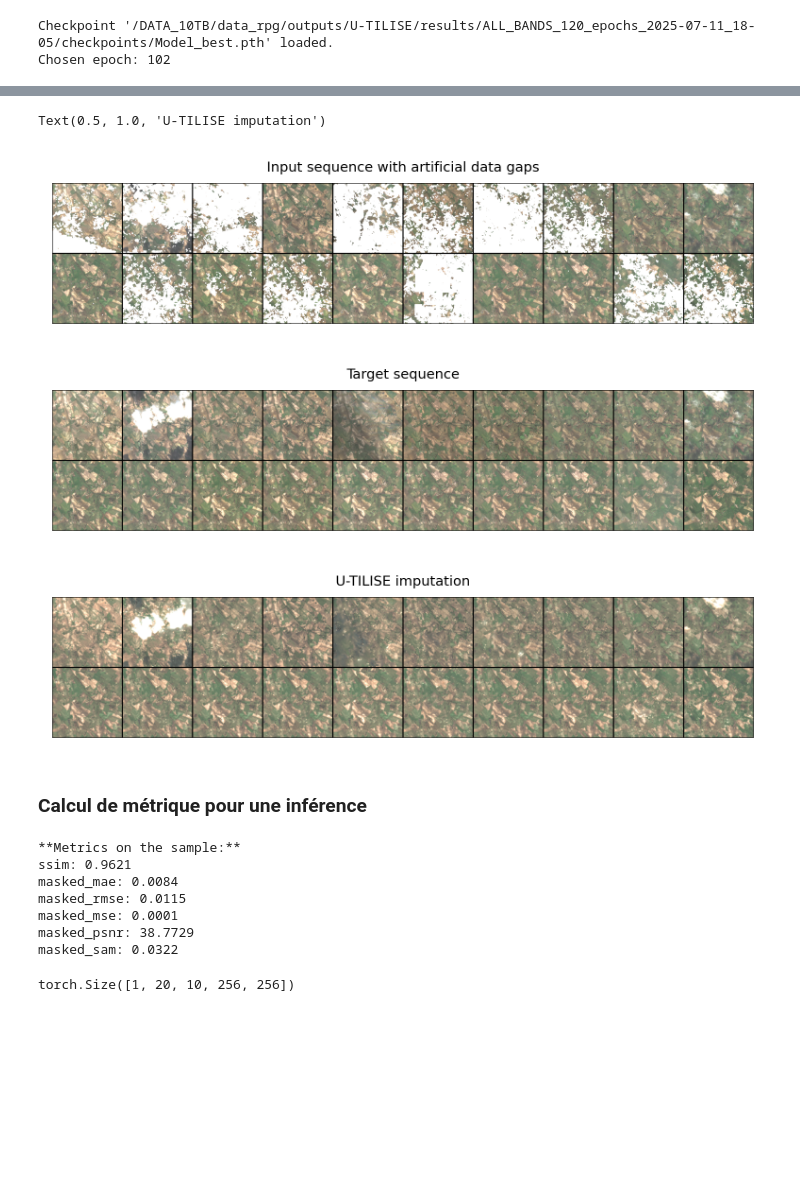
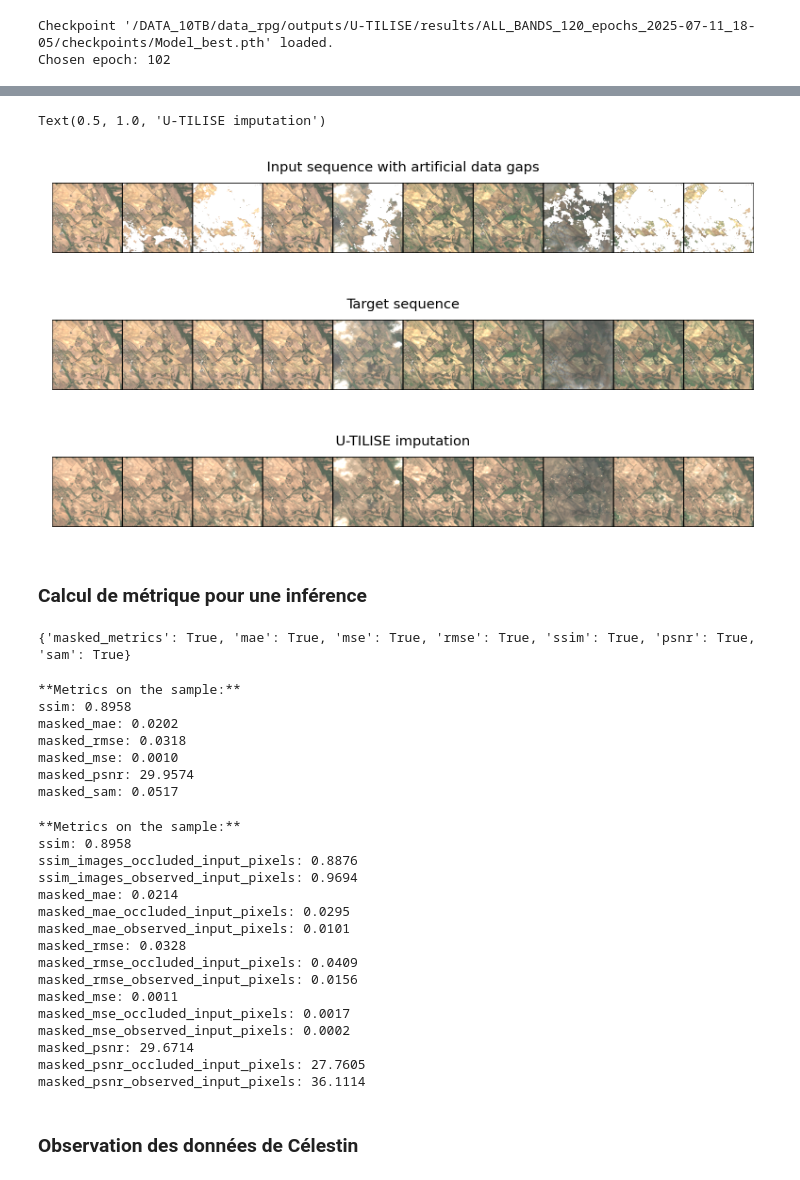
Before and after one commit to StephanePEILLET/U-TILISE, a Jupyter notebook: Inference_sample.ipynb, the cells around one changed output, grey strips where cells are left out. Drawn from its saved outputs; the diff is of its cells as text; code cells hidden in the pictures; blank space fills up the shorter version.

```diff
--- a/Inference_sample.ipynb
+++ b/Inference_sample.ipynb
@@ -68,8 +68,8 @@ filter_settings = {
 }
 
 mask_kwargs = {
-    "mask_type": "random_clouds",  # Mask the input time series with randomly sampled cloud masks or the actual cloud masks. ['random_clouds', 'real_clouds']
-    "ratio_masked_frames": 1.0,  # Ratio of partially/fully masked images per image time series (upper bound).
+    "mask_type": "real_clouds",  # Mask the input time series with randomly sampled cloud masks or the actual cloud masks. ['random_clouds', 'real_clouds']
+    "ratio_masked_frames": 0.5,  # Ratio of partially/fully masked images per image time series (upper bound).
     "ratio_fully_masked_frames": 1.0,  # Ratio of fully masked images per image time series (upper bound).
     "fixed_masking_ratio": False,  # True to vary the masking ratio across different image time series, False otherwise.
     "non_masked_frames": [
@@ -152,44 +152,48 @@ inference_imputation.model=UTILISE(
   )
 )
 # %%
-index = 0
+index = 14
 sample = get_sample(test_loader, index)
 batch, y_pred, att = inference_imputation.impute_sample(
     batch=sample,
-    t_start=10,
-    t_end=30,
+    t_start=0,
+    t_end=10,
     return_att=True,
 )
 
 # print("Analyse rapide des sorties de l'inférence:")
 # print(sample.keys())
 # print(sample["x"].shape)
 # print(sample["y"].shape)
 # print(sample.keys())
 # print(y_pred.shape)
 # print(batch.keys())
 # print(batch["x"].shape)
 # print(batch["y"].shape)
 
 # Let's visualize the sequences
 brightness_factor = 3
 indices_rgb = batch['c_index_rgb'][0]
 
 fig = visutils.sequence2gallery(batch['x'][0], indices_rgb=indices_rgb, brightness_factor=brightness_factor)
 plt.title('Input sequence with artificial data gaps', fontsize=7)
 
 fig = visutils.sequence2gallery(batch['y'][0], indices_rgb=indices_rgb, brightness_factor=brightness_factor)
 plt.title('Target sequence', fontsize=7)
 
 fig = visutils.sequence2gallery(y_pred[0], indices_rgb=indices_rgb, brightness_factor=brightness_factor)
 plt.title('U-TILISE imputation', fontsize=7)
 # %% [output]
 Text(0.5, 1.0, 'U-TILISE imputation')
-[figure, old version]
+[figure, new version]
-[figure, old version]
+[figure, new version]
-[figure, old version]
+[figure, new version]
 # %% [markdown]
 ### Calcul de métrique pour une inférence
+# %%
+training_config_file.metrics
+# %% [output]
+{'masked_metrics': True, 'mae': True, 'mse': True, 'rmse': True, 'ssim': True, 'psnr': True, 'sam': True}
 # %%
 from lib.metrics import EvalMetrics
 compute_metrics = EvalMetrics(training_config_file.metrics)
@@ -199,13 +203,39 @@ for k, v in metrics_on_sample.items():
     print(f"{k}: {v:.4f}")
 # %% [output]
 **Metrics on the sample:**
-ssim: 0.9621
-masked_mae: 0.0084
-masked_rmse: 0.0115
-masked_mse: 0.0001
-masked_psnr: 38.7729
-masked_sam: 0.0322
+ssim: 0.8958
+masked_mae: 0.0202
+masked_rmse: 0.0318
+masked_mse: 0.0010
+masked_psnr: 29.9574
+masked_sam: 0.0517
 # %%
-y_pred.shape
+# N'utilise pas les métriques masquées
+metrics_config = training_config_file.metrics.copy()
+metrics_config.masked_metrics = False
+metrics_config.sam = False
+metrics_config.eval_occluded_observed = True  # permet d'avoir des métriques pour les masked/observed/oa
+compute_metrics = EvalMetrics(metrics_config)
+metrics_on_sample = compute_metrics(batch, y_pred)
+print("**Metrics on the sample:**")
+for k, v in metrics_on_sample.items():
+    print(f"{k}: {v:.4f}")
 # %% [output]
-torch.Size([1, 20, 10, 256, 256])
+**Metrics on the sample:**
+ssim: 0.8958
+ssim_images_occluded_input_pixels: 0.8876
+ssim_images_observed_input_pixels: 0.9694
+masked_mae: 0.0214
+masked_mae_occluded_input_pixels: 0.0295
+masked_mae_observed_input_pixels: 0.0101
+masked_rmse: 0.0328
+masked_rmse_occluded_input_pixels: 0.0409
+masked_rmse_observed_input_pixels: 0.0156
+masked_mse: 0.0011
+masked_mse_occluded_input_pixels: 0.0017
+masked_mse_observed_input_pixels: 0.0002
+masked_psnr: 29.6714
+masked_psnr_occluded_input_pixels: 27.7605
+masked_psnr_observed_input_pixels: 36.1114
+# %% [markdown]
+### Observation des données de Célestin
```
Also changed, not shown: parts of 19 cells of this notebook, 19 other files.
